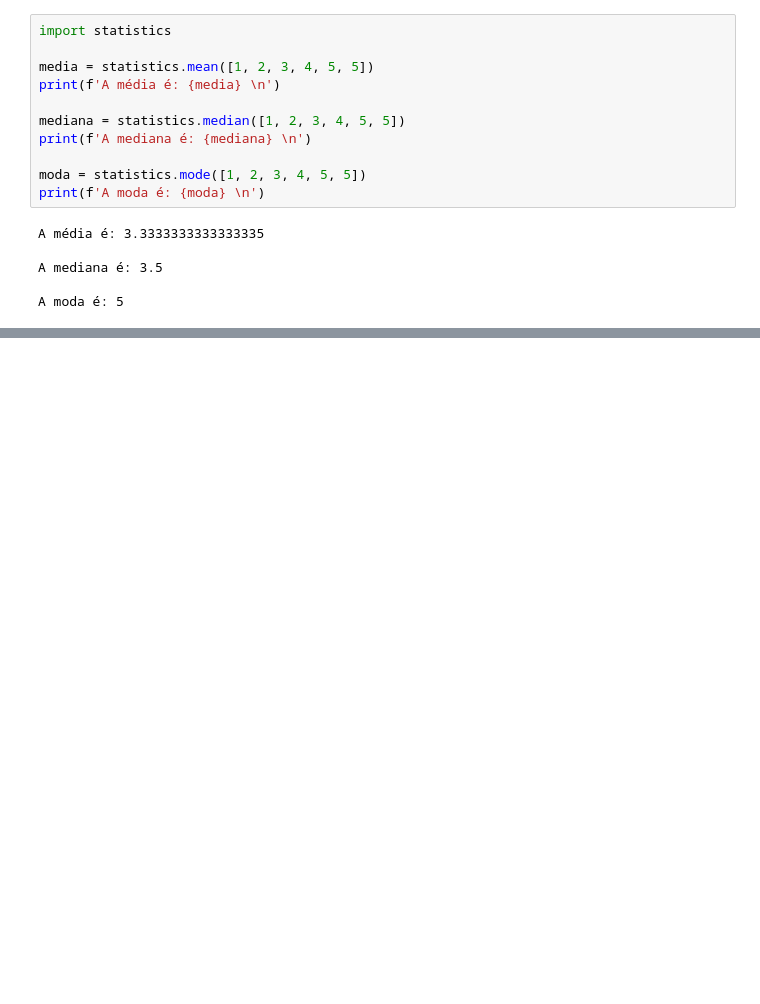
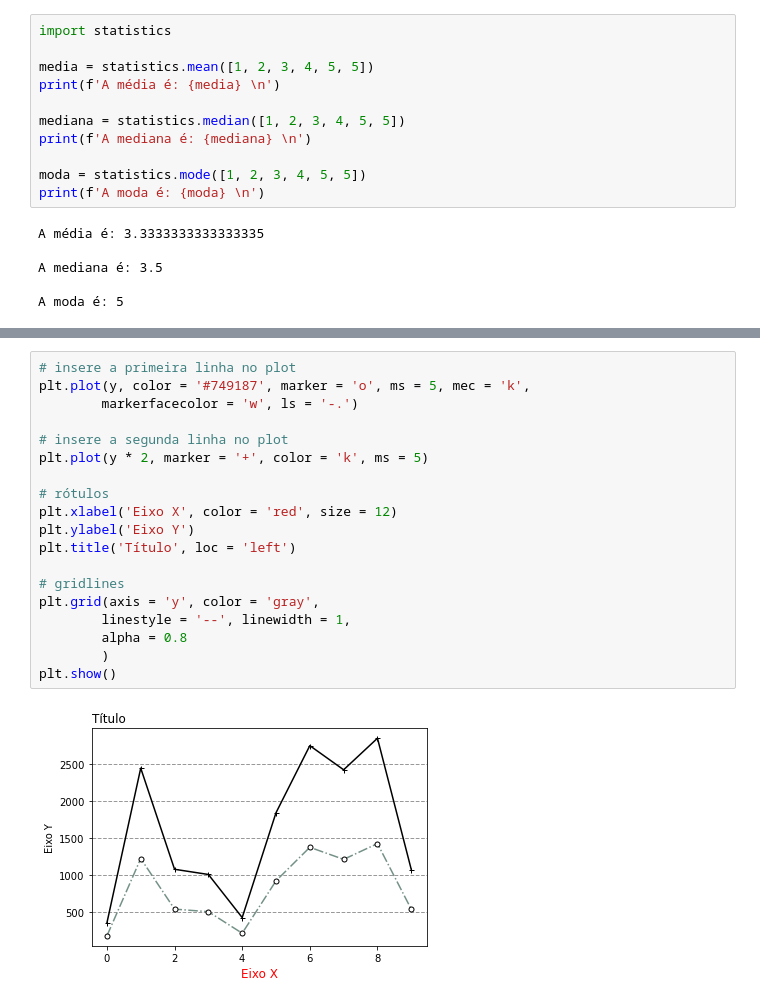
Before and after one commit to luizfernandopavanello/python_courses, a Jupyter notebook: soukAnalyticsPython/01_Programação_Python.ipynb, the cells around one changed output, grey strips where cells are left out. Cells and saved outputs as stored; diff of their text form; blank space fills up the shorter version.

```diff
--- a/soukAnalyticsPython/01_Programação_Python.ipynb
+++ b/soukAnalyticsPython/01_Programação_Python.ipynb
@@ -441,0 +725,21 @@ A moda é: 5
+# %%
+# insere a primeira linha no plot
+plt.plot(y, color = '#749187', marker = 'o', ms = 5, mec = 'k',
+        markerfacecolor = 'w', ls = '-.')
+
+# insere a segunda linha no plot
+plt.plot(y * 2, marker = '+', color = 'k', ms = 5)
+
+# rótulos
+plt.xlabel('Eixo X', color = 'red', size = 12)
+plt.ylabel('Eixo Y')
+plt.title('Título', loc = 'left')
+
+# gridlines
+plt.grid(axis = 'y', color = 'gray',
+        linestyle = '--', linewidth = 1,
+        alpha = 0.8
+        )
+plt.show()
+# %% [output]
+[figure, added]
```
Also changed, not shown: parts of 47 cells of this notebook.
